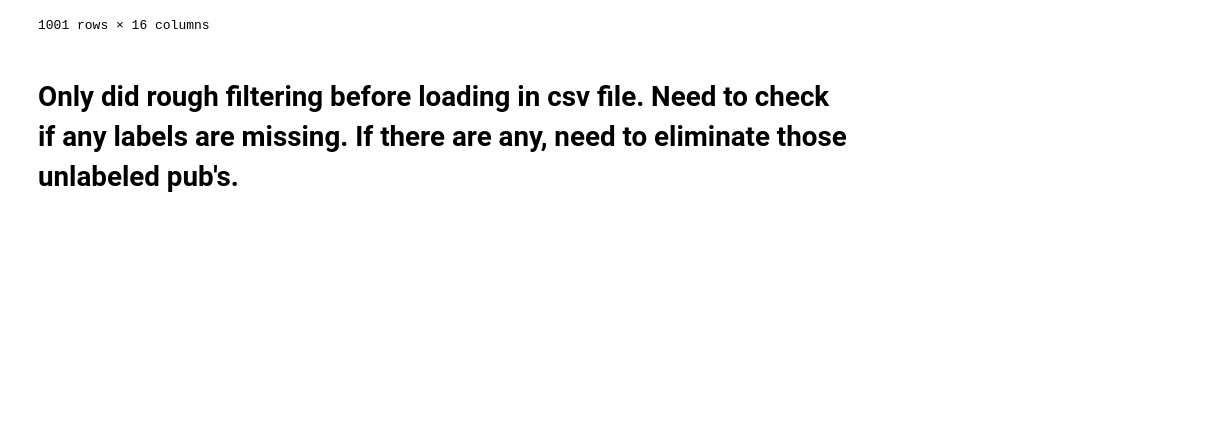
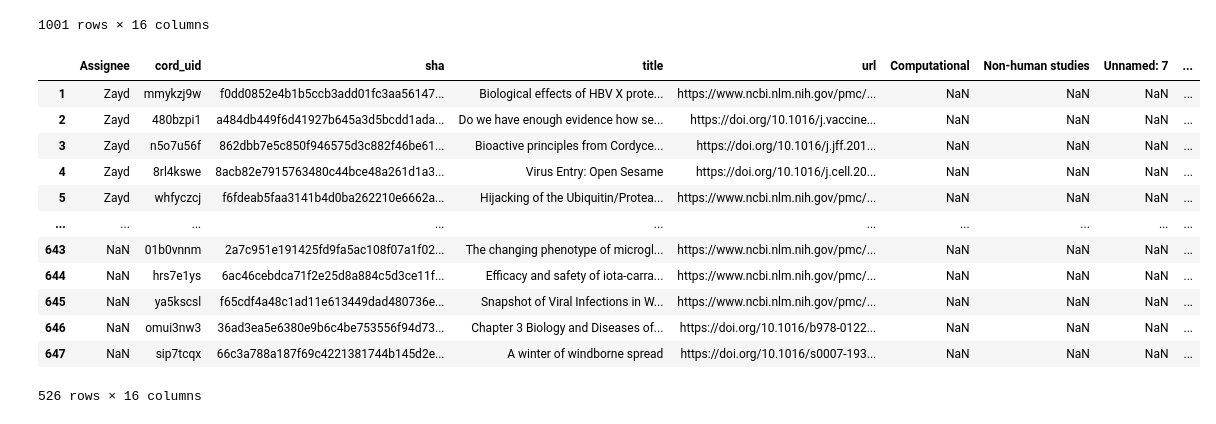
Before and after one commit to mindyng/Covid19, a Jupyter notebook: Paper_Study_Design_Annotation_BaselineModel_TreeModels.ipynb, the cells around one changed output. Cells and saved outputs as stored; diff of their text form; code cells hidden in the pictures; blank space fills up the shorter version.

```diff
--- a/Paper_Study_Design_Annotation_BaselineModel_TreeModels.ipynb
+++ b/Paper_Study_Design_Annotation_BaselineModel_TreeModels.ipynb
@@ -34,5 +34,5 @@ Saving Study_Design_Annotation_Snapshot_4_12_20_FILTERED.csv to Study_Design_Ann
 # %%
-df2 = pd.read_csv('Study_Design_Annotation_Snapshot_4_12_20_FILTERED.csv')
+df2 = pd.read_csv('/content/Study_Design_Annotation_Snapshot_4_12_20.csv')
 df2
 # %% [output]
 |  | Assignee | cord_uid | sha | title | url | Computational | Non-human studies | Unnamed: 7 | ... |
@@ -48,5 +48,22 @@ df2
 | 999 | NaN | ubp6hhpo | 370d59bf7f643eb4a7f419b7cf31b3b67... | Biological characteristics and pr... | https://doi.org/10.1016/j.virol.2... | NaN | NaN | NaN | ... |
 | 1000 | NaN | qt44izzh | 9c0ebc47e2a6b0592a18266c968e2aa28... | Localization of TGN38 to the tran... | https://www.ncbi.nlm.nih.gov/pmc/... | NaN | NaN | NaN | ... |
 1001 rows × 16 columns
-# %% [markdown]
-# Only did rough filtering before loading in csv file. Need to check if any labels are missing. If there are any, need to eliminate those unlabeled pub's.
+# %%
+df2 = df2.iloc[1:]
+# %%
+df2 = df2.dropna(how='all',subset=['Computational ','Non-human studies','Unnamed: 7','Clinical studies','Unnamed: 9','Unnamed: 10','Unnamed: 11','Unnamed: 12','Unnamed: 13','Unnamed: 14', 'General Notes'])
+df2
+# %% [output]
+|  | Assignee | cord_uid | sha | title | url | Computational | Non-human studies | Unnamed: 7 | ... |
+| 1 | Zayd | mmykzj9w | f0dd0852e4b1b5ccb3add01fc3aa56147... | Biological effects of HBV X prote... | https://www.ncbi.nlm.nih.gov/pmc/... | NaN | NaN | NaN | ... |
+| 2 | Zayd | 480bzpi1 | a484db449f6d41927b645a3d5bcdd1ada... | Do we have enough evidence how se... | https://doi.org/10.1016/j.vaccine... | NaN | NaN | NaN | ... |
+| 3 | Zayd | n5o7u56f | 862dbb7e5c850f946575d3c882f46be61... | Bioactive principles from Cordyce... | https://doi.org/10.1016/j.jff.201... | NaN | NaN | NaN | ... |
+| 4 | Zayd | 8rl4kswe | 8acb82e7915763480c44bce48a261d1a3... | Virus Entry: Open Sesame | https://doi.org/10.1016/j.cell.20... | NaN | NaN | NaN | ... |
+| 5 | Zayd | whfyczcj | f6fdeab5faa3141b4d0ba262210e6662a... | Hijacking of the Ubiquitin/Protea... | https://www.ncbi.nlm.nih.gov/pmc/... | NaN | NaN | NaN | ... |
+| ... | ... | ... | ... | ... | ... | ... | ... | ... | ... |
+| 643 | NaN | 01b0vnnm | 2a7c951e191425fd9fa5ac108f07a1f02... | The changing phenotype of microgl... | https://www.ncbi.nlm.nih.gov/pmc/... | NaN | NaN | NaN | ... |
+| 644 | NaN | hrs7e1ys | 6ac46cebdca71f2e25d8a884c5d3ce11f... | Efficacy and safety of iota-carra... | https://www.ncbi.nlm.nih.gov/pmc/... | NaN | NaN | NaN | ... |
+| 645 | NaN | ya5kscsl | f65cdf4a48c1ad11e613449dad480736e... | Snapshot of Viral Infections in W... | https://www.ncbi.nlm.nih.gov/pmc/... | NaN | NaN | NaN | ... |
+| 646 | NaN | omui3nw3 | 36ad3ea5e6380e9b6c4be753556f94d73... | Chapter 3 Biology and Diseases of... | https://doi.org/10.1016/b978-0122... | NaN | NaN | NaN | ... |
+| 647 | NaN | sip7tcqx | 66c3a788a187f69c4221381744b145d2e... | A winter of windborne spread | https://doi.org/10.1016/s0007-193... | NaN | NaN | NaN | ... |
+526 rows × 16 columns
```
Also changed, not shown: parts of 4 cells of this notebook.
